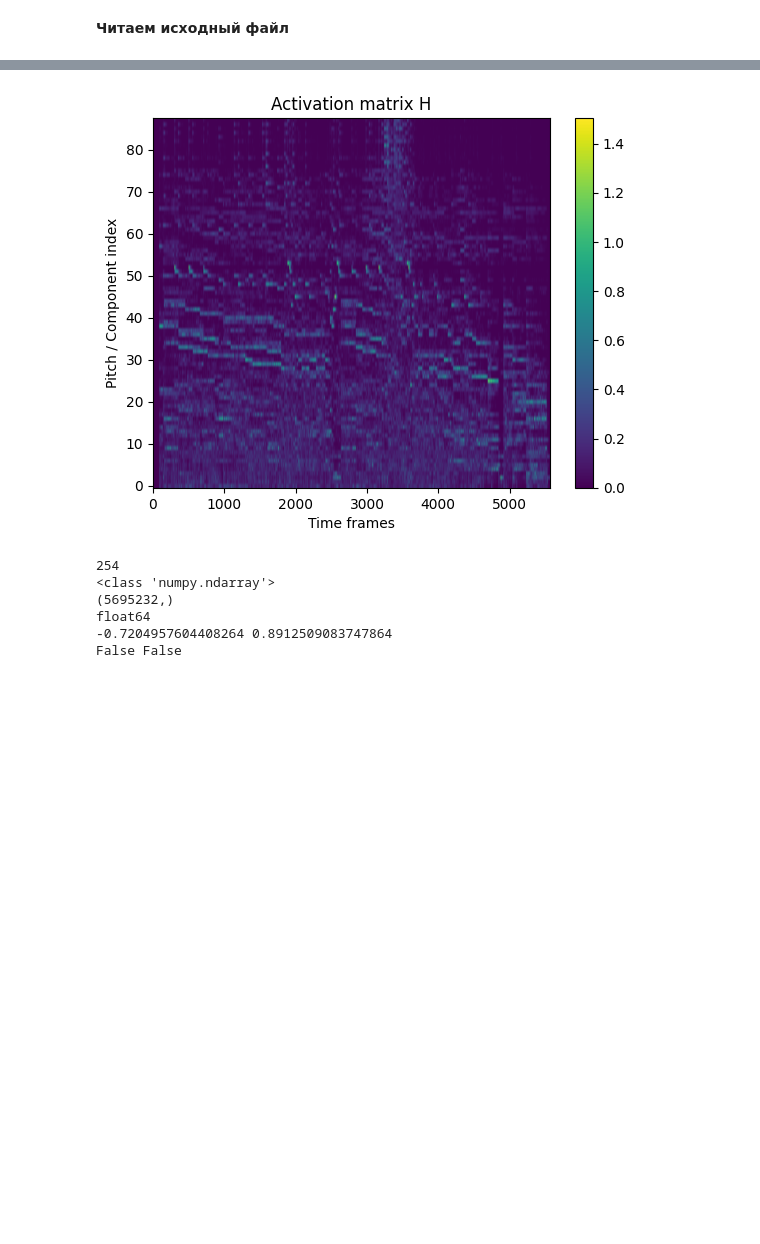
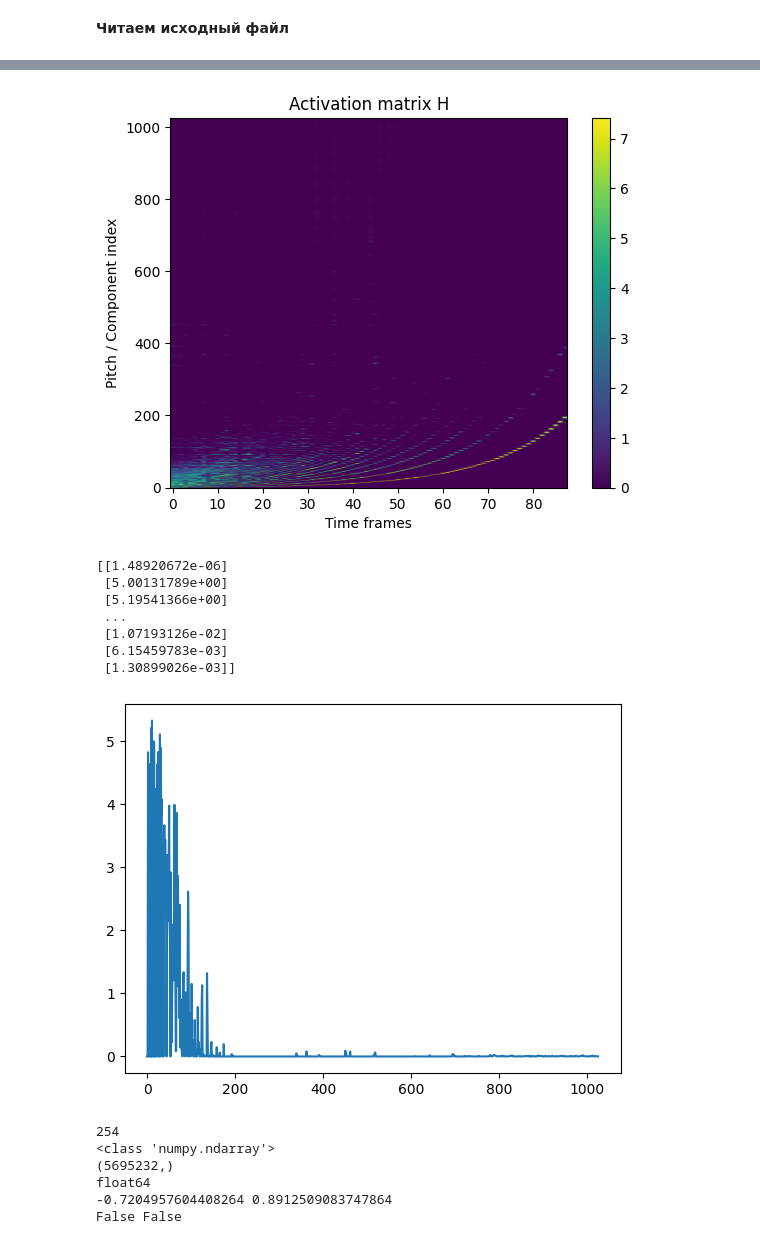
Before and after one commit to bierml/NMFforAMT, a Jupyter notebook: Experimental/Music_Transcribing[NMF].ipynb, the cells around one changed output, grey strips where cells are left out. Cells and saved outputs as stored; diff of their text form; code cells hidden in the pictures; blank space fills up the shorter version.

```diff
--- a/Experimental/Music_Transcribing[NMF].ipynb
+++ b/Experimental/Music_Transcribing[NMF].ipynb
@@ -35,7 +35,7 @@ print(f_s)        # sample rate
 print(x.dtype)   # int16, int32, etc.
 print(x.shape)   # (N,) mono or (N, channels)
 #print(x[100000])
-def init_nmf_template_pitch(K, pitch_set, freq_res, tol_pitch=0.05):
+def init_nmf_template_pitch(K, pitch_set, freq_res, tol_pitch=0.01):
     """Initializes template matrix for a given set of pitches
 
     Notebook: C8/C8S3_NMFSpecFac.ipynb
@@ -54,7 +54,7 @@ def init_nmf_template_pitch(K, pitch_set, freq_res, tol_pitch=0.05):
     for r in range(R):
         W[:, r] = template_pitch(K, pitch_set[r], freq_res, tol_pitch=tol_pitch)
     return W
-def init_nmf_template_pitch_onset(K, pitch_set, freq_res, tol_pitch=0.05):
+def init_nmf_template_pitch_onset(K, pitch_set, freq_res, tol_pitch=0.01):
     """Initializes template matrix with onsets for a given set of pitches
 
     Notebook: C8/C8S3_NMFSpecFac.ipynb
@@ -113,10 +113,10 @@ elif(x.dtype==np.int16):
   x = x / (2**15)
 else:
   raise ValueError(f"Unsupported sample type: {x.dtype}")
-onsets = librosa.onset.onset_detect(y=x, sr=f_s, hop_length=1024,units='frames')
+onsets = librosa.onset.onset_detect(y=x, sr=f_s, hop_length=fft_bins//2,units='frames')
 
 print(onsets)
-spectrogram = np.abs(librosa.stft(x, n_fft=fft_bins,hop_length=1024))
+spectrogram = np.abs(librosa.stft(x, n_fft=fft_bins,hop_length=fft_bins//2))
 spectrogram_compressed = np.log(1+gamma*spectrogram)
 pitches = [x+21 for x in range(88)]
 freq_res = f_s/(2 * (fft_bins//2+1))
@@ -172,15 +172,32 @@ int32
 # %%
 import matplotlib.pyplot as plt
 plt.figure()
 #plt.imshow(H_v, aspect='auto', origin='lower')
-plt.imshow(H_new, aspect='auto', origin='lower')
+W_n = W_est[:,1::2]
+W_n_vis = np.log(1+100*W_n)
+plt.imshow(W_n_vis, aspect='auto', origin='lower')
 plt.colorbar()
 plt.title("Activation matrix H")
 plt.xlabel("Time frames")
 plt.ylabel("Pitch / Component index")
 plt.show()
+print(W_n_vis[:,0])
+
+
+import matplotlib.pyplot as plt
+
+plt.plot(W_n_vis[:,10])
+plt.show()
 # %% [output]
-[figure, old version]
+[figure, new version]
+[[1.48920672e-06]
+ [5.00131789e+00]
+ [5.19541366e+00]
+ ...
+ [1.07193126e-02]
+ [6.15459783e-03]
+ [1.30899026e-03]]
+[figure, added]
 # %%
 print(len(res))
 print(type(x))
```
Also changed, not shown: parts of 6 cells of this notebook, 1 other file.
